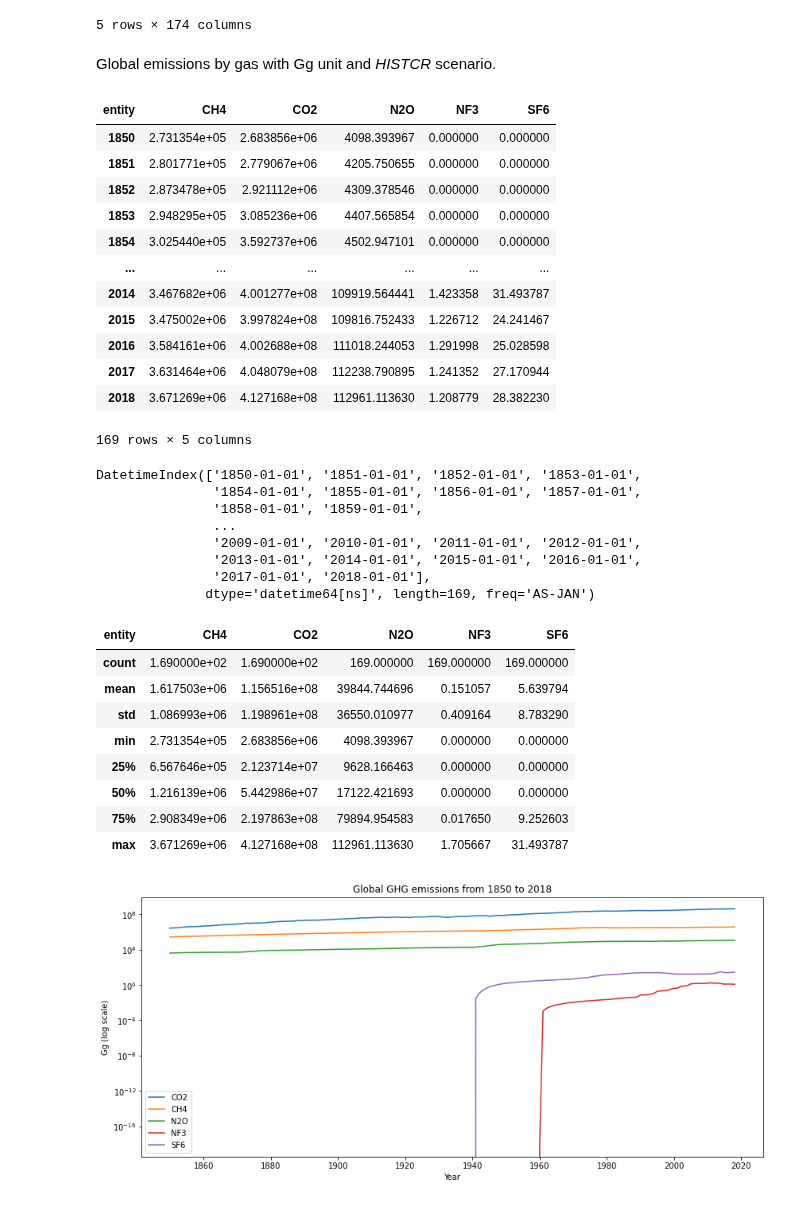
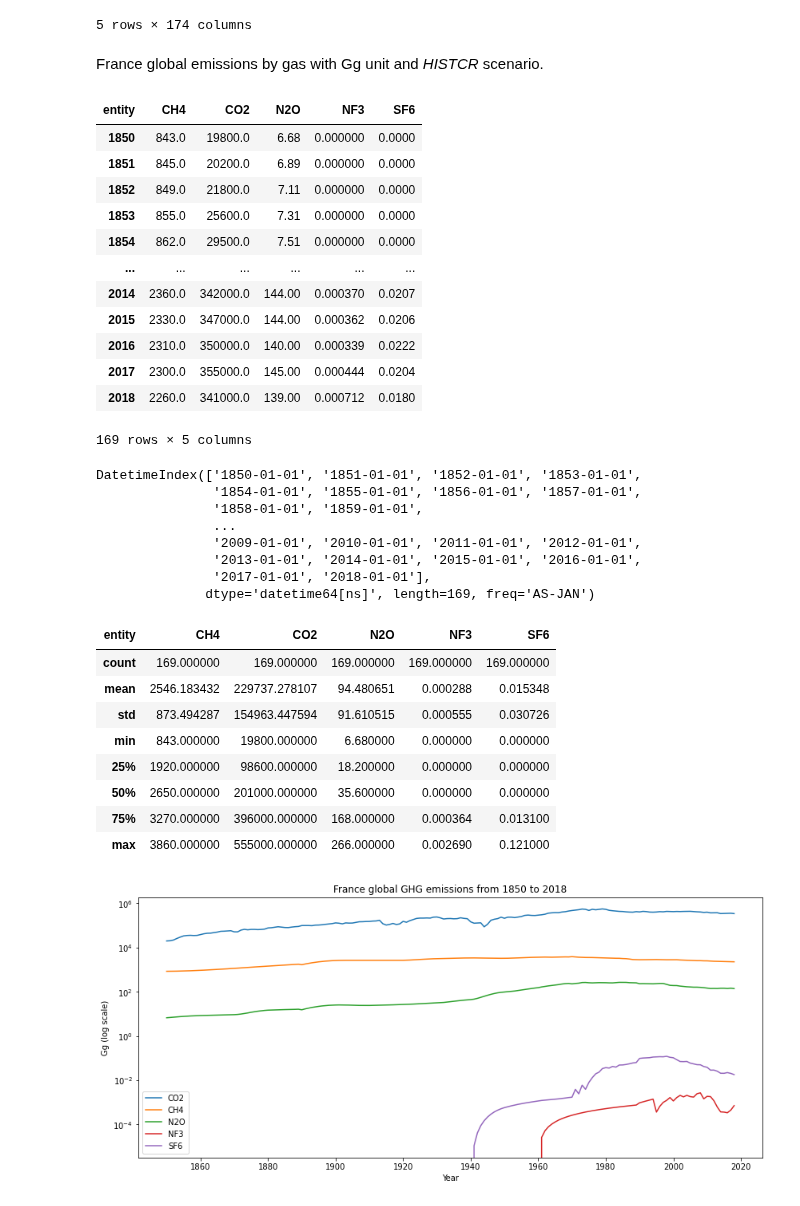
Before and after one commit to OpenGeoScales/ogs-data-exploration, a Jupyter notebook: notebooks/ghg-emissions/primap-hist/primap-hist-exploration.ipynb, the cells around one changed output. Saved outputs shown, nothing was run; the diff lists cells and outputs as text; code cells hidden in the pictures.

Commit message:
Update gas emissions analysis: focused on France instead of global. Comparison with the WRI/PIK dataset #17

```diff
--- a/notebooks/ghg-emissions/primap-hist/primap-hist-exploration.ipynb
+++ b/notebooks/ghg-emissions/primap-hist/primap-hist-exploration.ipynb
@@ -435,27 +435,31 @@ primap_hist_data.head()
 | 4 | HISTCR | ALB | IPC1A | CH4 | Gg | 0.060200 | 0.060600 | 0.061500 | 0.063100 | 0.065200 | ... | ... |
 5 rows × 174 columns
 # %% [markdown]
-Global emissions by gas with Gg unit and *HISTCR* scenario.
+France global emissions by gas with Gg unit and *HISTCR* scenario.
 # %%
-gas_emission_analysis = primap_hist_data.drop(columns=['country', 'category'])
-gas_emission_analysis = gas_emission_analysis[(gas_emission_analysis.scenario == 'HISTCR') &
-                                              (gas_emission_analysis.unit == 'Gg')].drop(columns=['unit', 'scenario'])
+gas_emission_analysis = primap_hist_data[(primap_hist_data.scenario == 'HISTCR') &
+                                         (primap_hist_data.unit == 'Gg') &
+                                         (primap_hist_data.country == 'FRA') &
+                                         (primap_hist_data.category == 'IPCM0EL')].drop(columns=['country',
+                                                                                                 'unit',
+                                                                                                 'scenario',
+                                                                                                 'category'])
 gas_emission_analysis = gas_emission_analysis.groupby(by=['entity']).sum()
 gas_emission_analysis = gas_emission_analysis.transpose()
 gas_emission_analysis
 # %% [output]
 | entity | CH4 | CO2 | N2O | NF3 | SF6 |
-| 1850 | 2.731354e+05 | 2.683856e+06 | 4098.393967 | 0.000000 | 0.000000 |
-| 1851 | 2.801771e+05 | 2.779067e+06 | 4205.750655 | 0.000000 | 0.000000 |
-| 1852 | 2.873478e+05 | 2.921112e+06 | 4309.378546 | 0.000000 | 0.000000 |
-| 1853 | 2.948295e+05 | 3.085236e+06 | 4407.565854 | 0.000000 | 0.000000 |
-| 1854 | 3.025440e+05 | 3.592737e+06 | 4502.947101 | 0.000000 | 0.000000 |
+| 1850 | 843.0 | 19800.0 | 6.68 | 0.000000 | 0.0000 |
+| 1851 | 845.0 | 20200.0 | 6.89 | 0.000000 | 0.0000 |
+| 1852 | 849.0 | 21800.0 | 7.11 | 0.000000 | 0.0000 |
+| 1853 | 855.0 | 25600.0 | 7.31 | 0.000000 | 0.0000 |
+| 1854 | 862.0 | 29500.0 | 7.51 | 0.000000 | 0.0000 |
 | ... | ... | ... | ... | ... | ... |
-| 2014 | 3.467682e+06 | 4.001277e+08 | 109919.564441 | 1.423358 | 31.493787 |
-| 2015 | 3.475002e+06 | 3.997824e+08 | 109816.752433 | 1.226712 | 24.241467 |
-| 2016 | 3.584161e+06 | 4.002688e+08 | 111018.244053 | 1.291998 | 25.028598 |
-| 2017 | 3.631464e+06 | 4.048079e+08 | 112238.790895 | 1.241352 | 27.170944 |
-| 2018 | 3.671269e+06 | 4.127168e+08 | 112961.113630 | 1.208779 | 28.382230 |
+| 2014 | 2360.0 | 342000.0 | 144.00 | 0.000370 | 0.0207 |
+| 2015 | 2330.0 | 347000.0 | 144.00 | 0.000362 | 0.0206 |
+| 2016 | 2310.0 | 350000.0 | 140.00 | 0.000339 | 0.0222 |
+| 2017 | 2300.0 | 355000.0 | 145.00 | 0.000444 | 0.0204 |
+| 2018 | 2260.0 | 341000.0 | 139.00 | 0.000712 | 0.0180 |
 169 rows × 5 columns
 # %%
 index_date = pd.date_range(start='1850', end='2018', freq='YS')
@@ -474,29 +478,29 @@ DatetimeIndex(['1850-01-01', '1851-01-01', '1852-01-01', '1853-01-01',
 gas_emission_analysis.describe()
 # %% [output]
 | entity | CH4 | CO2 | N2O | NF3 | SF6 |
-| count | 1.690000e+02 | 1.690000e+02 | 169.000000 | 169.000000 | 169.000000 |
-| mean | 1.617503e+06 | 1.156516e+08 | 39844.744696 | 0.151057 | 5.639794 |
-| std | 1.086993e+06 | 1.198961e+08 | 36550.010977 | 0.409164 | 8.783290 |
-| min | 2.731354e+05 | 2.683856e+06 | 4098.393967 | 0.000000 | 0.000000 |
-| 25% | 6.567646e+05 | 2.123714e+07 | 9628.166463 | 0.000000 | 0.000000 |
-| 50% | 1.216139e+06 | 5.442986e+07 | 17122.421693 | 0.000000 | 0.000000 |
-| 75% | 2.908349e+06 | 2.197863e+08 | 79894.954583 | 0.017650 | 9.252603 |
-| max | 3.671269e+06 | 4.127168e+08 | 112961.113630 | 1.705667 | 31.493787 |
+| count | 169.000000 | 169.000000 | 169.000000 | 169.000000 | 169.000000 |
+| mean | 2546.183432 | 229737.278107 | 94.480651 | 0.000288 | 0.015348 |
+| std | 873.494287 | 154963.447594 | 91.610515 | 0.000555 | 0.030726 |
+| min | 843.000000 | 19800.000000 | 6.680000 | 0.000000 | 0.000000 |
+| 25% | 1920.000000 | 98600.000000 | 18.200000 | 0.000000 | 0.000000 |
+| 50% | 2650.000000 | 201000.000000 | 35.600000 | 0.000000 | 0.000000 |
+| 75% | 3270.000000 | 396000.000000 | 168.000000 | 0.000364 | 0.013100 |
+| max | 3860.000000 | 555000.000000 | 266.000000 | 0.002690 | 0.121000 |
 # %%
 plt.figure(figsize=(14,6))
 plt.plot(gas_emission_analysis['CO2'], label='CO2')
 plt.plot(gas_emission_analysis['CH4'], label='CH4')
 plt.plot(gas_emission_analysis['N2O'], label='N2O')
 plt.plot(gas_emission_analysis['NF3'], label='NF3')
 plt.plot(gas_emission_analysis['SF6'], label='SF6')
-plt.title("Global GHG emissions from 1850 to 2018")
+plt.title("France global GHG emissions from 1850 to 2018")
 plt.ylabel("Gg (log scale)")
 plt.xlabel("Year")
 plt.yscale("log")
 plt.legend()
 plt.show()
 # %% [output]
-[figure, old version]
+[figure, new version]
 # %%
 fig, axs = plt.subplots(3, 2, figsize=(16,10))
 axs[0, 0].plot(gas_emission_analysis['CO2'])
```
Also changed, not shown: parts of 6 cells of this notebook.
